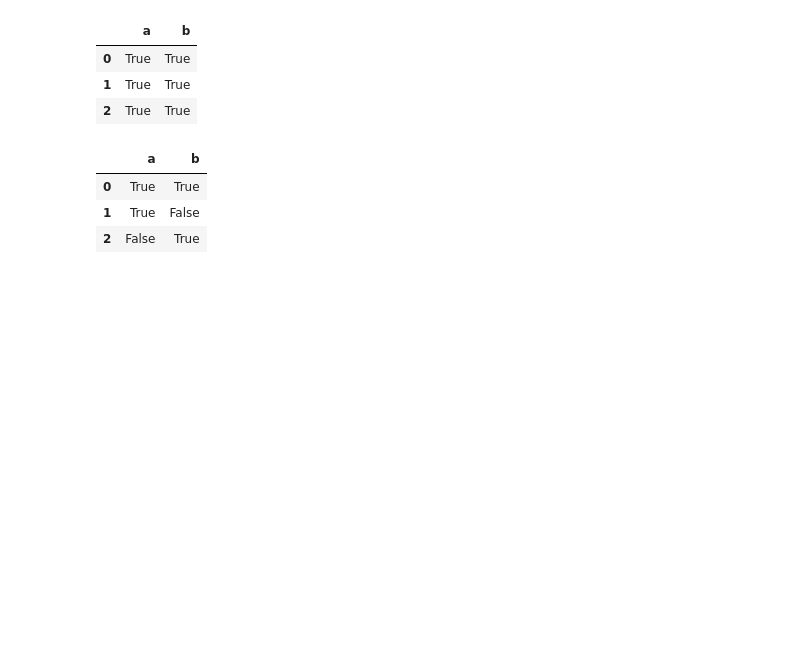
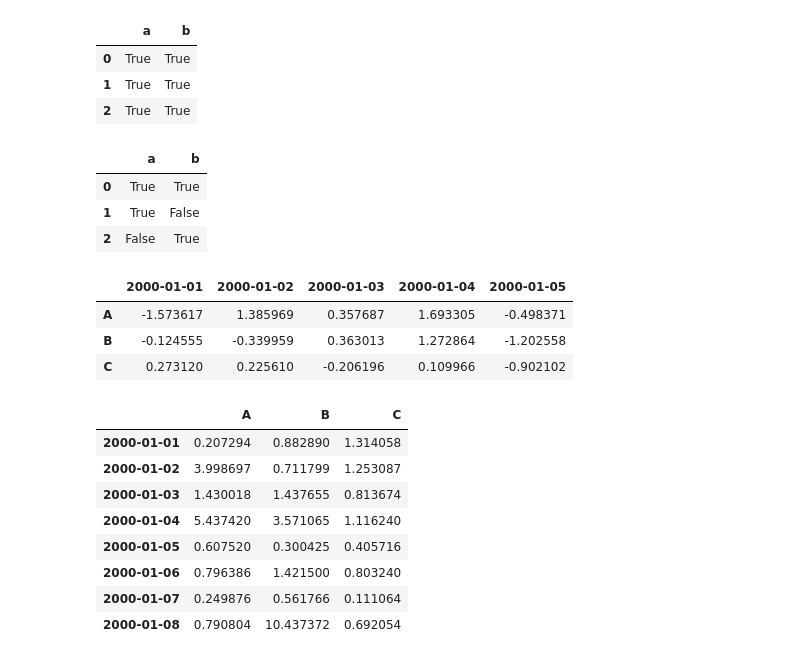
Before and after one commit to imvickykumar999/Hyper-4D-Game, a Jupyter notebook: 4D Games/Panel_4D.ipynb, the cells around one changed output. Cells and saved outputs as stored; diff of their text form; code cells hidden in the pictures; blank space fills up the shorter version.

```diff
--- a/4D Games/Panel_4D.ipynb
+++ b/4D Games/Panel_4D.ipynb
@@ -704,3 +704,22 @@ df1 ^ df2
 | 0 | True | True |
 | 1 | True | False |
 | 2 | False | True |
+# %%
+df[:5].T
+# %% [output]
+|  | 2000-01-01 | 2000-01-02 | 2000-01-03 | 2000-01-04 | 2000-01-05 |
+| A | -1.573617 | 1.385969 | 0.357687 | 1.693305 | -0.498371 |
+| B | -0.124555 | -0.339959 | 0.363013 | 1.272864 | -1.202558 |
+| C | 0.273120 | 0.225610 | -0.206196 | 0.109966 | -0.902102 |
+# %%
+np.exp(df)
+# %% [output]
+|  | A | B | C |
+| 2000-01-01 | 0.207294 | 0.882890 | 1.314058 |
+| 2000-01-02 | 3.998697 | 0.711799 | 1.253087 |
+| 2000-01-03 | 1.430018 | 1.437655 | 0.813674 |
+| 2000-01-04 | 5.437420 | 3.571065 | 1.116240 |
+| 2000-01-05 | 0.607520 | 0.300425 | 0.405716 |
+| 2000-01-06 | 0.796386 | 1.421500 | 0.803240 |
+| 2000-01-07 | 0.249876 | 0.561766 | 0.111064 |
+| 2000-01-08 | 0.790804 | 10.437372 | 0.692054 |
```
Also changed, not shown: parts of 43 cells of this notebook.
